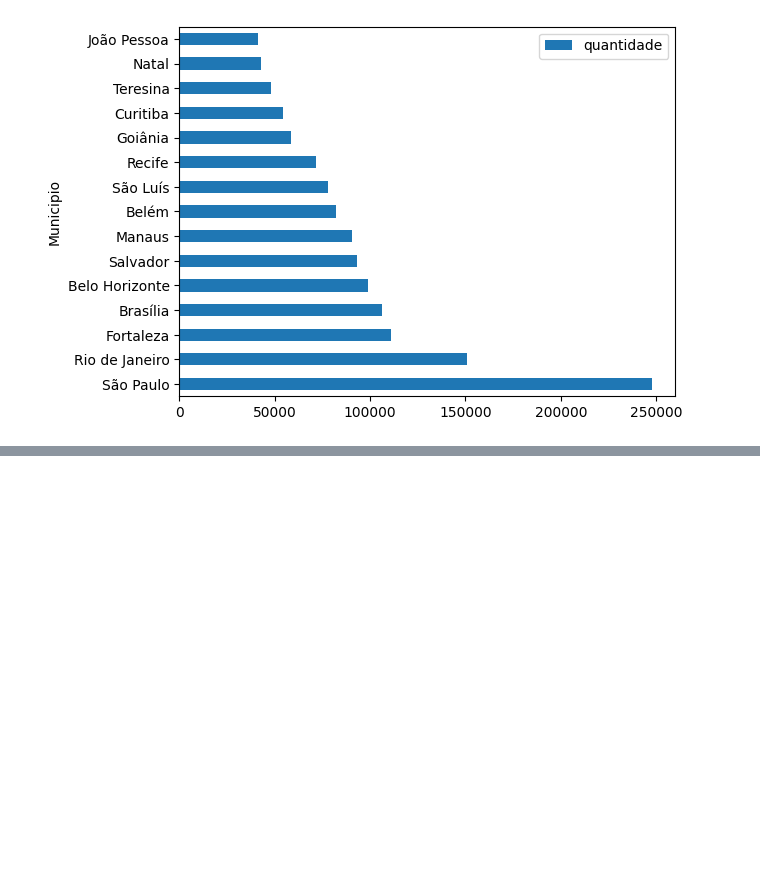
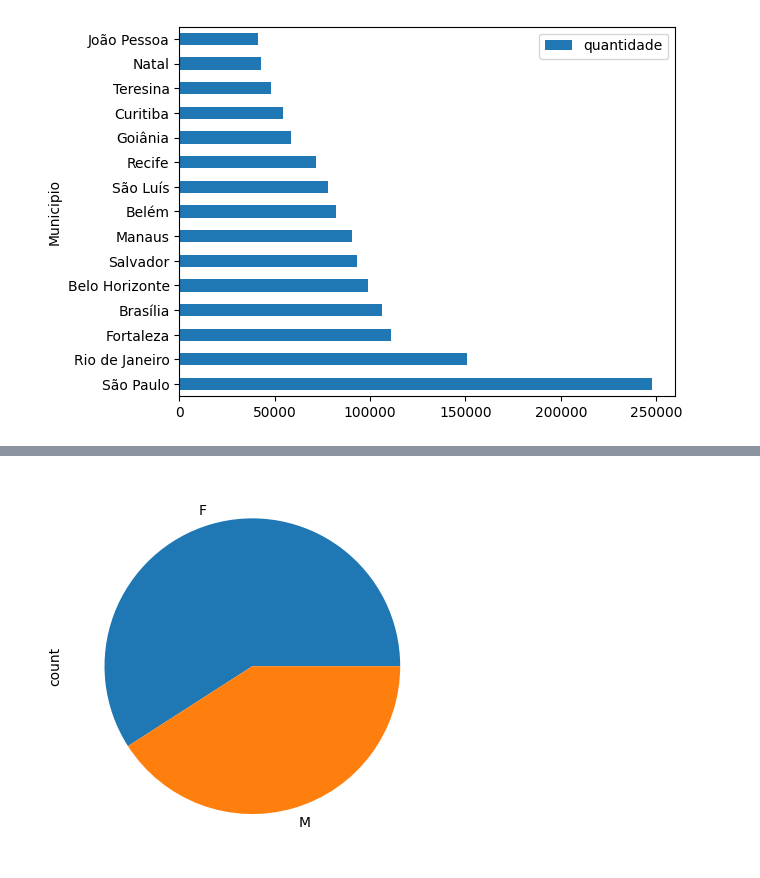
Before and after one commit to Rmcstt/Bootcamp-Data-Analytics, a Jupyter notebook: aula05.ipynb, the cells around one changed output, grey strips where cells are left out. Cells and saved outputs as stored; diff of their text form; code cells hidden in the pictures; blank space fills up the shorter version.

```diff
--- a/aula05.ipynb
+++ b/aula05.ipynb
@@ -700,0 +737,4 @@ Name: count, Length: 1690, dtype: int64
+# %%
+df.TP_SEXO.value_counts().plot(kind = 'pie');
+# %% [output]
+[figure, added]
```
Also changed, not shown: parts of 47 cells of this notebook.
